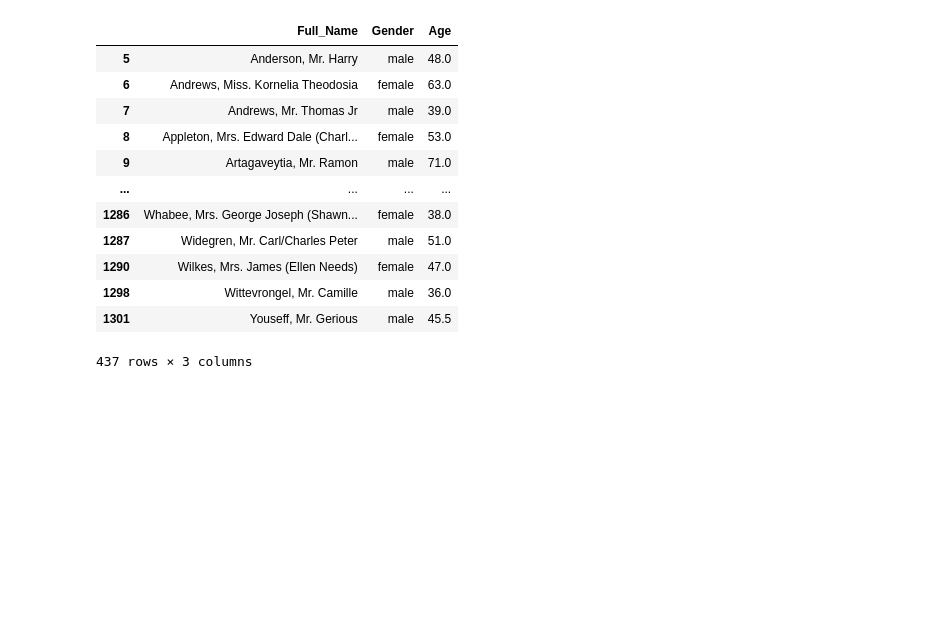
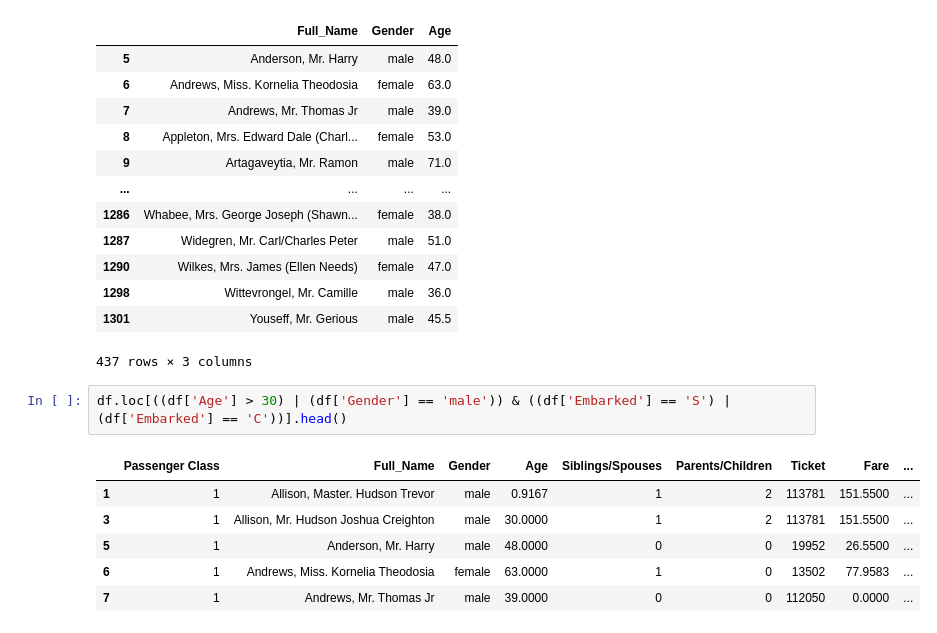
Before and after one commit to sangu0005/data_analysis_workspace, a Jupyter notebook: Pandas.ipynb, the cells around one changed output. Saved outputs shown, nothing was run; the diff lists cells and outputs as text; blank space fills up the shorter version.

```diff
--- a/Pandas.ipynb
+++ b/Pandas.ipynb
@@ -131,3 +131,12 @@ df.loc[df['Age'] > 30, ['Full_Name', 'Gender', 'Age']]
 | 1298 | Wittevrongel, Mr. Camille | male | 36.0 |
 | 1301 | Youseff, Mr. Gerious | male | 45.5 |
 437 rows × 3 columns
+# %%
+df.loc[((df['Age'] > 30) | (df['Gender'] == 'male')) & ((df['Embarked'] == 'S') | (df['Embarked'] == 'C'))].head()
+# %% [output]
+|  | Passenger Class | Full_Name | Gender | Age | Siblings/Spouses | Parents/Children | Ticket | Fare | ... |
+| 1 | 1 | Allison, Master. Hudson Trevor | male | 0.9167 | 1 | 2 | 113781 | 151.5500 | ... |
+| 3 | 1 | Allison, Mr. Hudson Joshua Creighton | male | 30.0000 | 1 | 2 | 113781 | 151.5500 | ... |
+| 5 | 1 | Anderson, Mr. Harry | male | 48.0000 | 0 | 0 | 19952 | 26.5500 | ... |
+| 6 | 1 | Andrews, Miss. Kornelia Theodosia | female | 63.0000 | 1 | 0 | 13502 | 77.9583 | ... |
+| 7 | 1 | Andrews, Mr. Thomas Jr | male | 39.0000 | 0 | 0 | 112050 | 0.0000 | ... |
```
Also changed, not shown: parts of 1 cell of this notebook.
